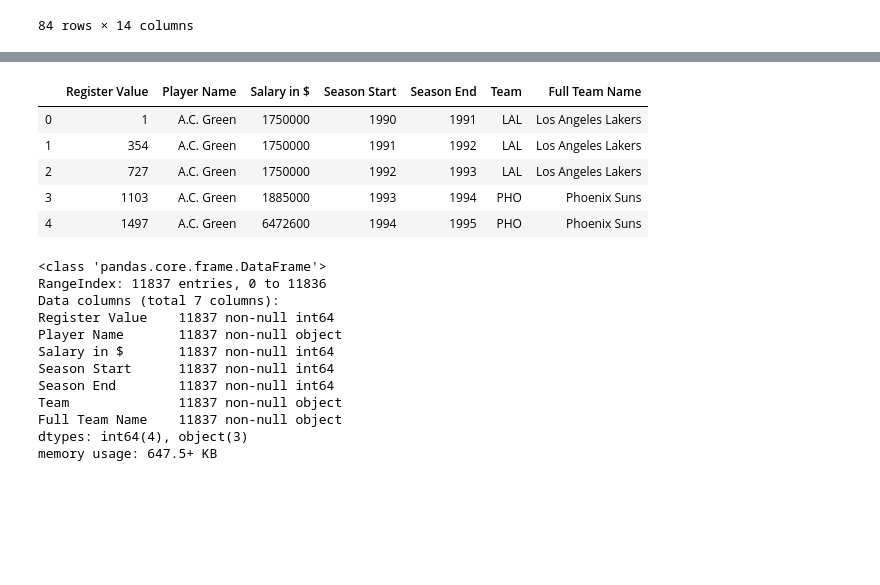
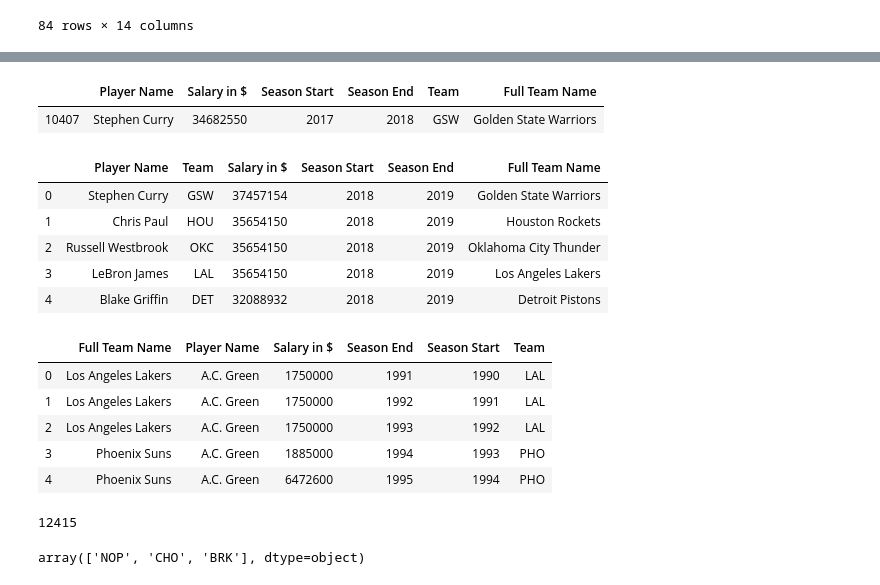
Before and after one commit to chunheisiu/NBA-POTW-Visualization, a Jupyter notebook: notebooks/Scratch.ipynb, the cells around one changed output, grey strips where cells are left out. Saved outputs shown, nothing was run; the diff lists cells and outputs as text; code cells hidden in the pictures; blank space fills up the shorter version.

```diff
--- a/notebooks/Scratch.ipynb
+++ b/notebooks/Scratch.ipynb
@@ -139,25 +90,23 @@ memory usage: 647.5+ KB
-# %%
-salary3 = pd.read_excel('../data/Salaries_(1990-2017).xlsx')
-salary3.head()
-# %% [output]
-|  | Register Value | Player Name | Salary in $ | Season Start | Season End | Team | Full Team Name |
-| 0 | 1 | A.C. Green | 1750000 | 1990 | 1991 | LAL | Los Angeles Lakers |
-| 1 | 354 | A.C. Green | 1750000 | 1991 | 1992 | LAL | Los Angeles Lakers |
-| 2 | 727 | A.C. Green | 1750000 | 1992 | 1993 | LAL | Los Angeles Lakers |
-| 3 | 1103 | A.C. Green | 1885000 | 1993 | 1994 | PHO | Phoenix Suns |
-| 4 | 1497 | A.C. Green | 6472600 | 1994 | 1995 | PHO | Phoenix Suns |
-# %%
-salary3.info()
-# %% [output]
-<class 'pandas.core.frame.DataFrame'>
-RangeIndex: 11837 entries, 0 to 11836
-Data columns (total 7 columns):
-Register Value    11837 non-null int64
-Player Name       11837 non-null object
-Salary in $       11837 non-null int64
-Season Start      11837 non-null int64
-Season End        11837 non-null int64
-Team              11837 non-null object
-Full Team Name    11837 non-null object
-dtypes: int64(4), object(3)
-memory usage: 647.5+ KB
+# %%
+salary.loc[(salary['Season Start'] == 2017) & (salary['Player Name'] == 'Stephen Curry')]
+# %% [output]
+|  | Player Name | Salary in $ | Season Start | Season End | Team | Full Team Name |
+| 10407 | Stephen Curry | 34682550 | 2017 | 2018 | GSW | Golden State Warriors |
+# %%
+salary201819 = pd.read_csv('../data/2018-2019salary.csv')
+salary201819['Player Name'] = salary201819['Player'].str.split(pat = '\\', expand = True)[0]
+salary201819['Salary in $'] = salary201819['2018-19'].str.slice(start = 1)
+salary201819 = (salary201819[['Player Name', 'Tm', 'Salary in $']]
+                .rename(columns = {'Tm': 'Team'}))
+salary201819['Season Start'] = 2018
+salary201819['Season End'] = 2019
+salary201819 = pd.merge(salary201819, salary[['Team', 'Full Team Name']].drop_duplicates(), on = 'Team', how = 'left')
+# %%
+salary201819.head()
+# %% [output]
+|  | Player Name | Team | Salary in $ | Season Start | Season End | Full Team Name |
+| 0 | Stephen Curry | GSW | 37457154 | 2018 | 2019 | Golden State Warriors |
+| 1 | Chris Paul | HOU | 35654150 | 2018 | 2019 | Houston Rockets |
+| 2 | Russell Westbrook | OKC | 35654150 | 2018 | 2019 | Oklahoma City Thunder |
+| 3 | LeBron James | LAL | 35654150 | 2018 | 2019 | Los Angeles Lakers |
+| 4 | Blake Griffin | DET | 32088932 | 2018 | 2019 | Detroit Pistons |
@@ -163,0 +115,17 @@ memory usage: 647.5+ KB
+# %%
+salarydf.head()
+# %% [output]
+|  | Full Team Name | Player Name | Salary in $ | Season End | Season Start | Team |
+| 0 | Los Angeles Lakers | A.C. Green | 1750000 | 1991 | 1990 | LAL |
+| 1 | Los Angeles Lakers | A.C. Green | 1750000 | 1992 | 1991 | LAL |
+| 2 | Los Angeles Lakers | A.C. Green | 1750000 | 1993 | 1992 | LAL |
+| 3 | Phoenix Suns | A.C. Green | 1885000 | 1994 | 1993 | PHO |
+| 4 | Phoenix Suns | A.C. Green | 6472600 | 1995 | 1994 | PHO |
+# %%
+salarydf.shape[0]
+# %% [output]
+12415
+# %%
+salarydf.loc[(salarydf['Full Team Name'].isna())]['Team'].unique()
+# %% [output]
+array(['NOP', 'CHO', 'BRK'], dtype=object)
```
Also changed, not shown: parts of 6 cells of this notebook, 2 other files.
